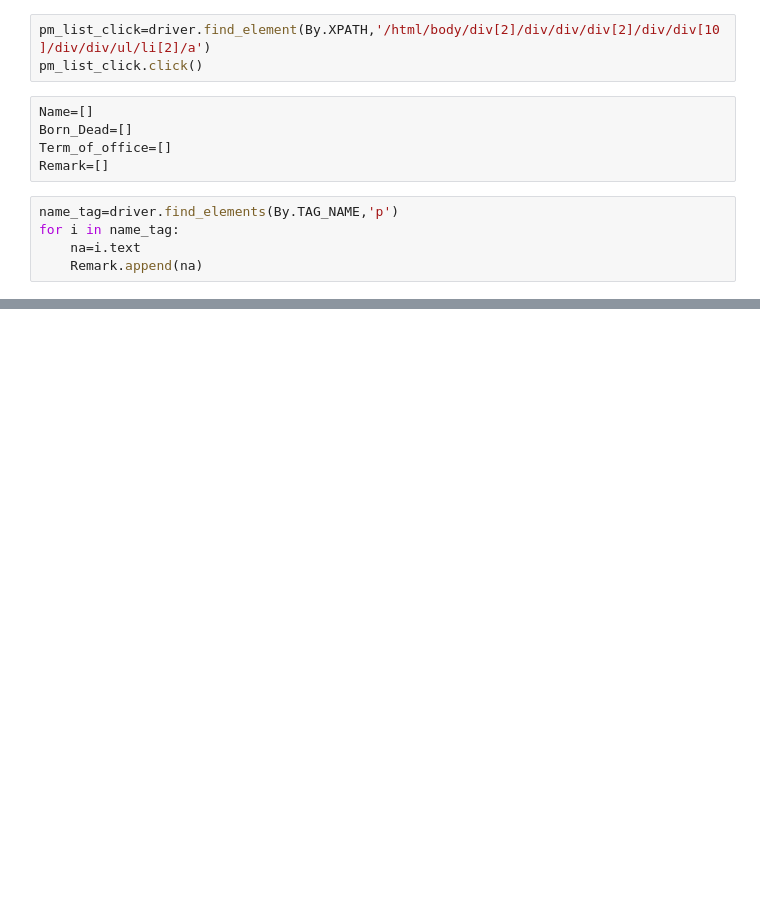
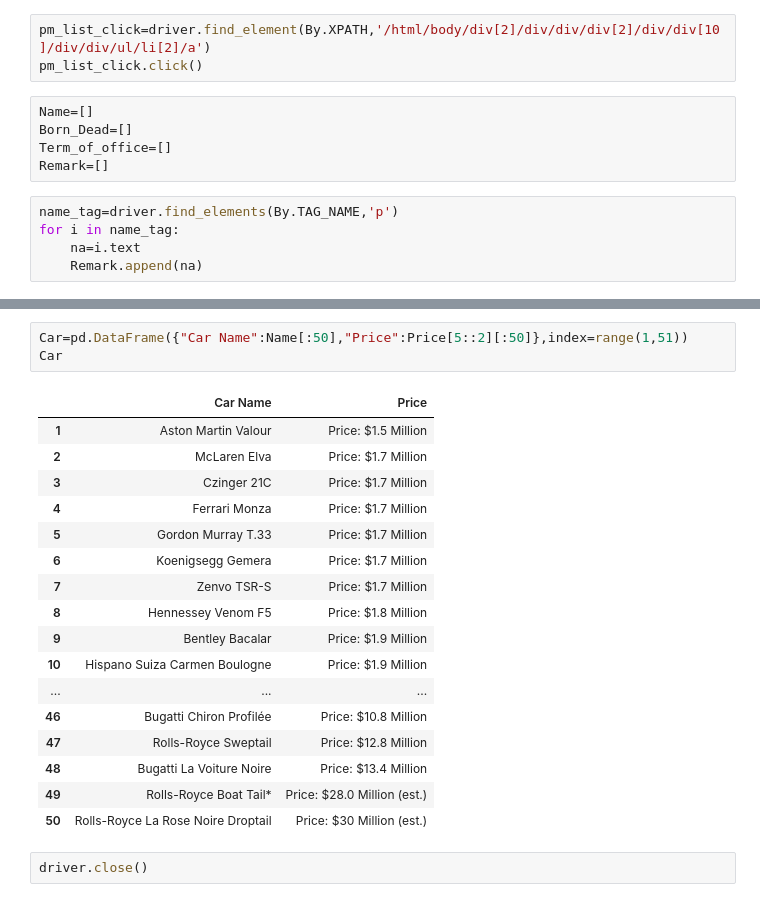
Before and after one commit to Soumendra007/Internship, a Jupyter notebook: Selenium/selenium assignment web scraping@flip robo.ipynb, the cells around one changed output, grey strips where cells are left out. Saved outputs shown, nothing was run; the diff lists cells and outputs as text; blank space fills up the shorter version.

```diff
--- a/Selenium/selenium assignment web scraping@flip robo.ipynb
+++ b/Selenium/selenium assignment web scraping@flip robo.ipynb
@@ -812,0 +790,23 @@ driver.close()
+# %%
+Car=pd.DataFrame({"Car Name":Name[:50],"Price":Price[5::2][:50]},index=range(1,51))
+Car
+# %% [output]
+|  | Car Name | Price |
+| 1 | Aston Martin Valour | Price: $1.5 Million |
+| 2 | McLaren Elva | Price: $1.7 Million |
+| 3 | Czinger 21C | Price: $1.7 Million |
+| 4 | Ferrari Monza | Price: $1.7 Million |
+| 5 | Gordon Murray T.33 | Price: $1.7 Million |
+| 6 | Koenigsegg Gemera | Price: $1.7 Million |
+| 7 | Zenvo TSR-S | Price: $1.7 Million |
+| 8 | Hennessey Venom F5 | Price: $1.8 Million |
+| 9 | Bentley Bacalar | Price: $1.9 Million |
+| 10 | Hispano Suiza Carmen Boulogne | Price: $1.9 Million |
+| ... | ... | ... |
+| 46 | Bugatti Chiron Profilée | Price: $10.8 Million |
+| 47 | Rolls-Royce Sweptail | Price: $12.8 Million |
+| 48 | Bugatti La Voiture Noire | Price: $13.4 Million |
+| 49 | Rolls-Royce Boat Tail* | Price: $28.0 Million (est.) |
+| 50 | Rolls-Royce La Rose Noire Droptail | Price: $30 Million (est.) |
+# %%
+driver.close()
```
Also changed, not shown: parts of 26 cells of this notebook.
